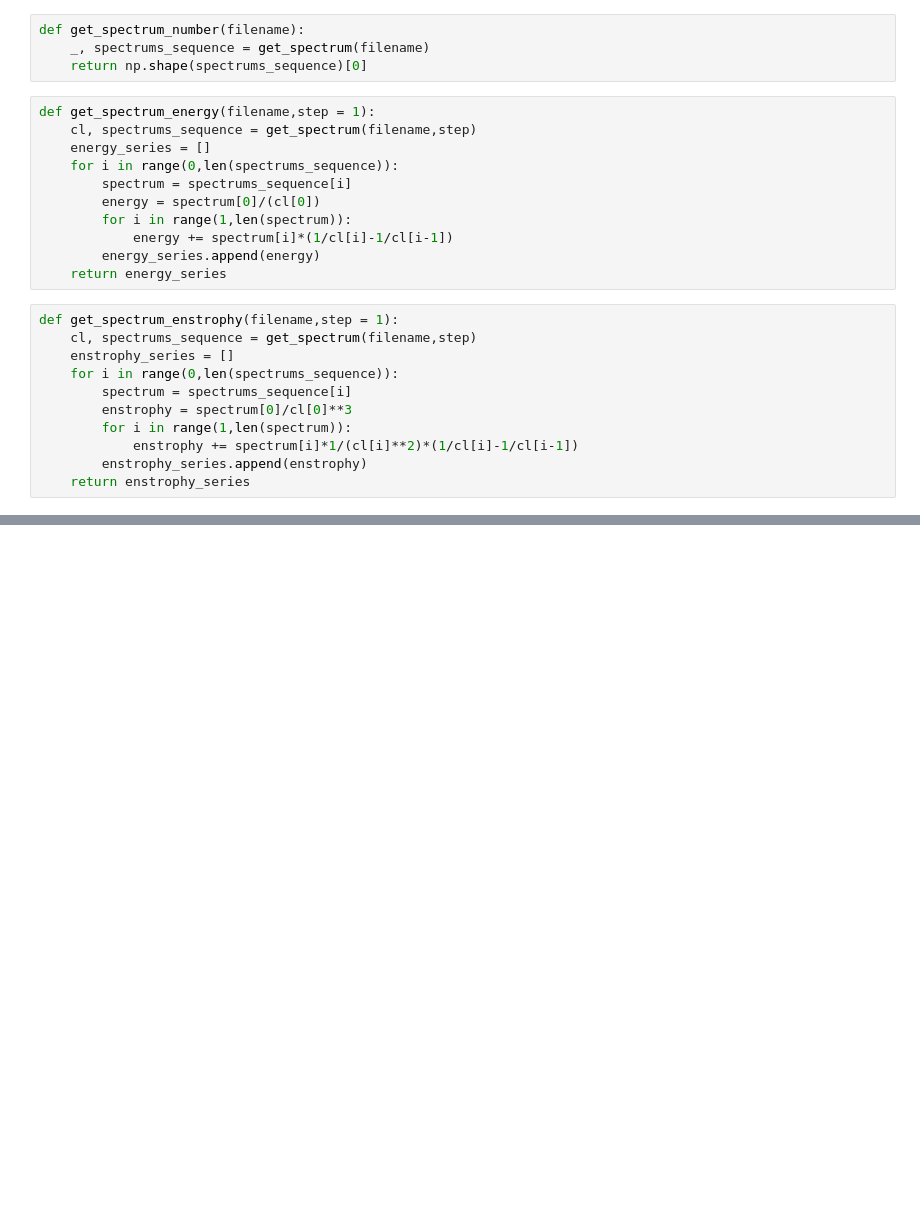
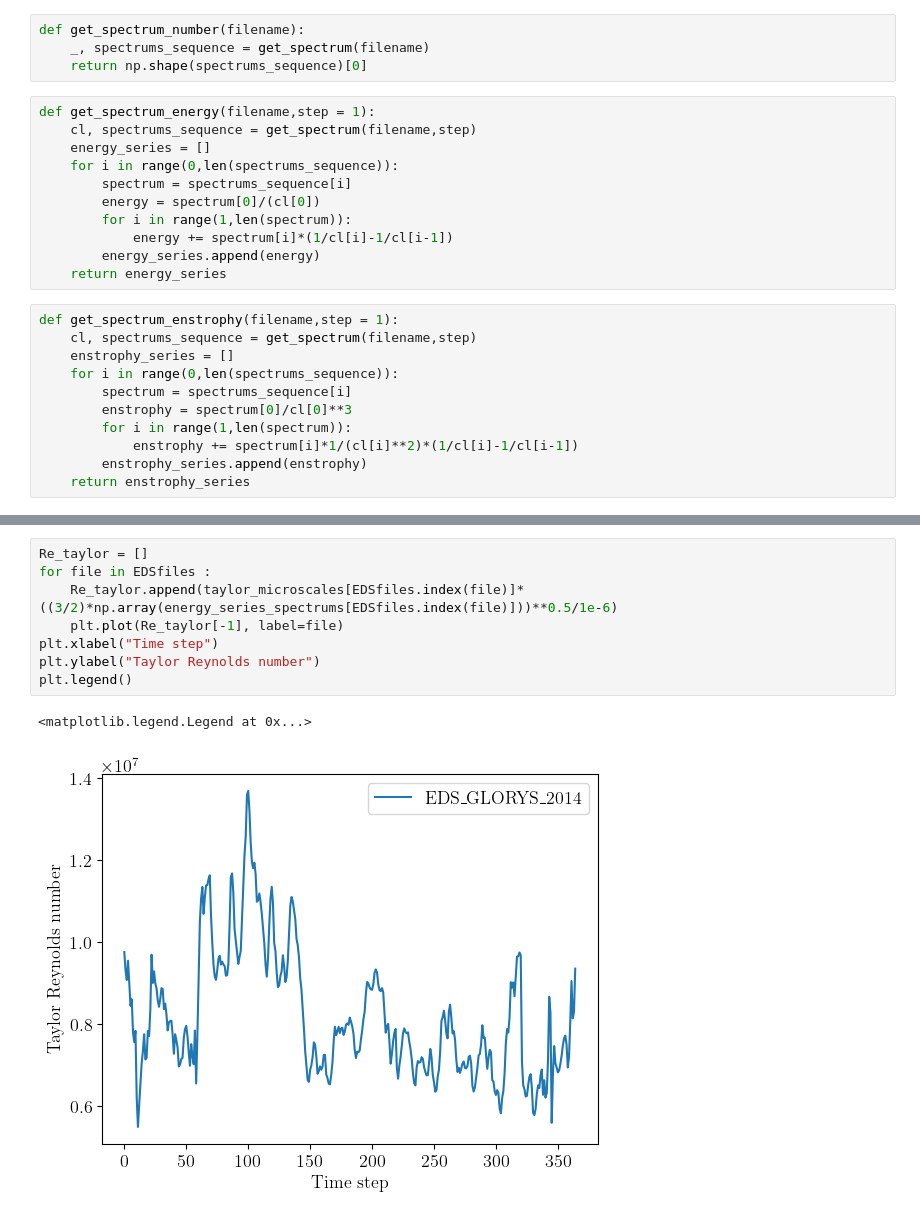
Before and after one commit to AlbanP-TOC/Submesoscale_research, a Jupyter notebook: Submesoscale simulation/Simulation_measures.ipynb, the cells around one changed output, grey strips where cells are left out. Saved outputs shown, nothing was run; the diff lists cells and outputs as text; blank space fills up the shorter version.

```diff
--- a/Submesoscale simulation/Simulation_measures.ipynb
+++ b/Submesoscale simulation/Simulation_measures.ipynb
@@ -189,0 +198,11 @@ plt.plot((5*np.array(energy_series_spectrum)/np.array(enstrophy_series_spectrum)
+# %%
+Re_taylor = []
+for file in EDSfiles :
+    Re_taylor.append(taylor_microscales[EDSfiles.index(file)]*((3/2)*np.array(energy_series_spectrums[EDSfiles.index(file)]))**0.5/1e-6)
+    plt.plot(Re_taylor[-1], label=file)
+plt.xlabel("Time step")
+plt.ylabel("Taylor Reynolds number")
+plt.legend()
+# %% [output]
+<matplotlib.legend.Legend at 0x...>
+[figure, added]
```
Also changed, not shown: parts of 5 cells of this notebook, 2 other files.
